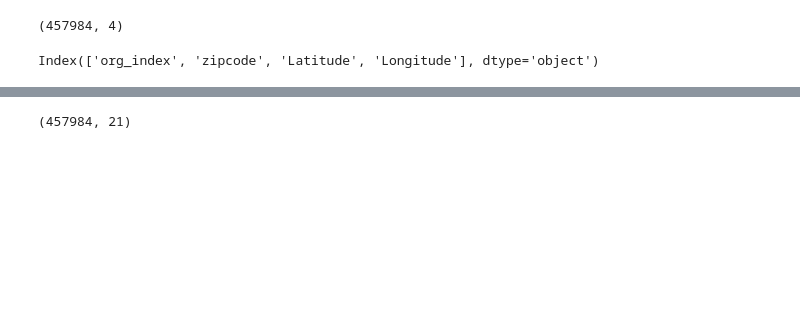
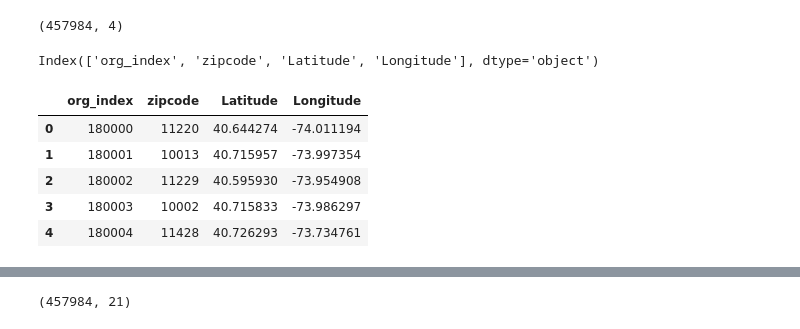
Before and after one commit to bhparijat/NYPD-crime-analysis, a Jupyter notebook: build-dataset.ipynb, the cells around one changed output, grey strips where cells are left out. Drawn from its saved outputs; the diff is of its cells as text; code cells hidden in the pictures; blank space fills up the shorter version.

```diff
--- a/build-dataset.ipynb
+++ b/build-dataset.ipynb
@@ -70,3 +81,12 @@ df_remaining_pts.shape
 df_remaining_pts.columns
 # %% [output]
 Index(['org_index', 'zipcode', 'Latitude', 'Longitude'], dtype='object')
+# %%
+df_remaining_pts.head()
+# %% [output]
+|  | org_index | zipcode | Latitude | Longitude |
+| 0 | 180000 | 11220 | 40.644274 | -74.011194 |
+| 1 | 180001 | 10013 | 40.715957 | -73.997354 |
+| 2 | 180002 | 11229 | 40.595930 | -73.954908 |
+| 3 | 180003 | 10002 | 40.715833 | -73.986297 |
+| 4 | 180004 | 11428 | 40.726293 | -73.734761 |
```
Also changed, not shown: parts of 12 cells of this notebook, 2 other files.
